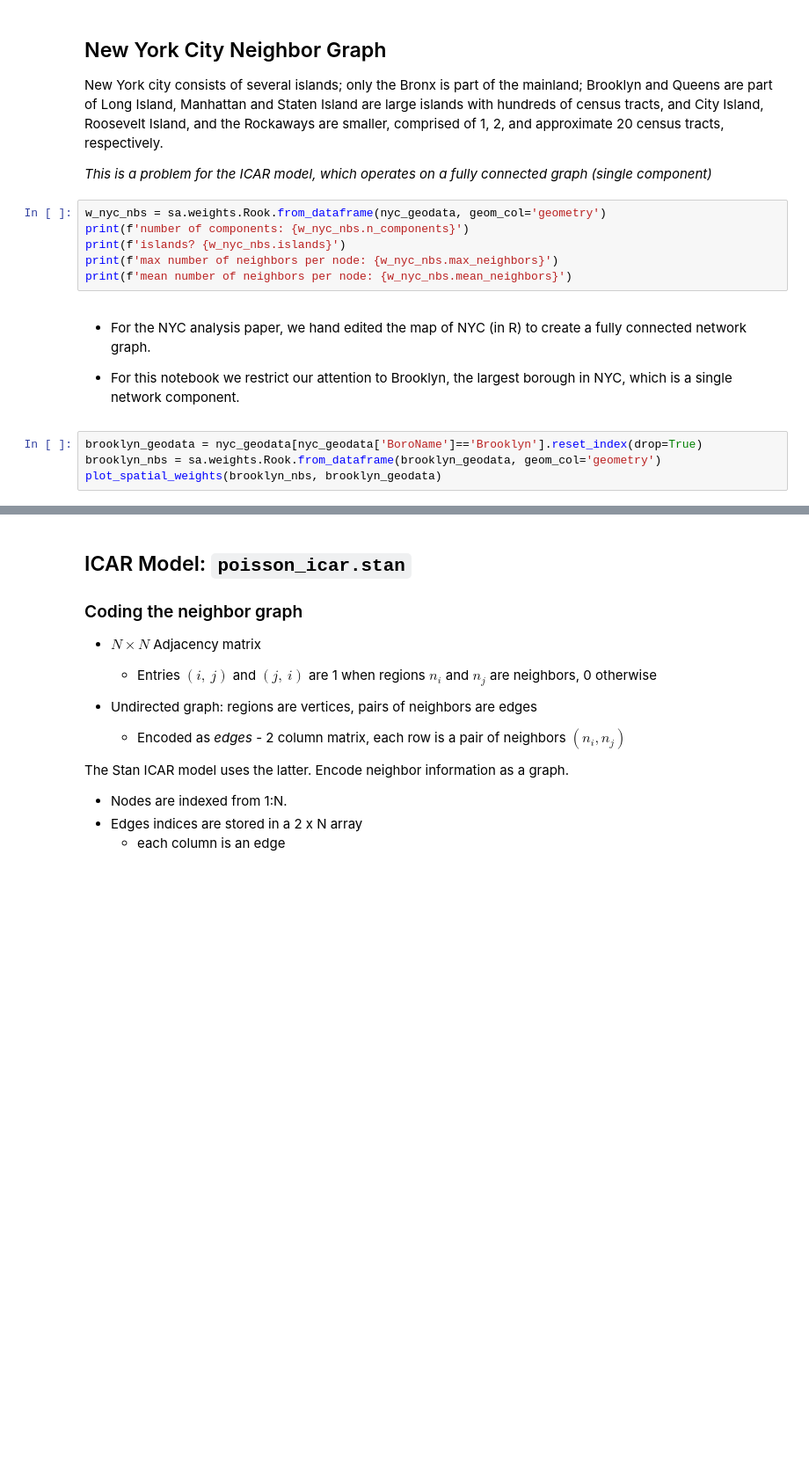
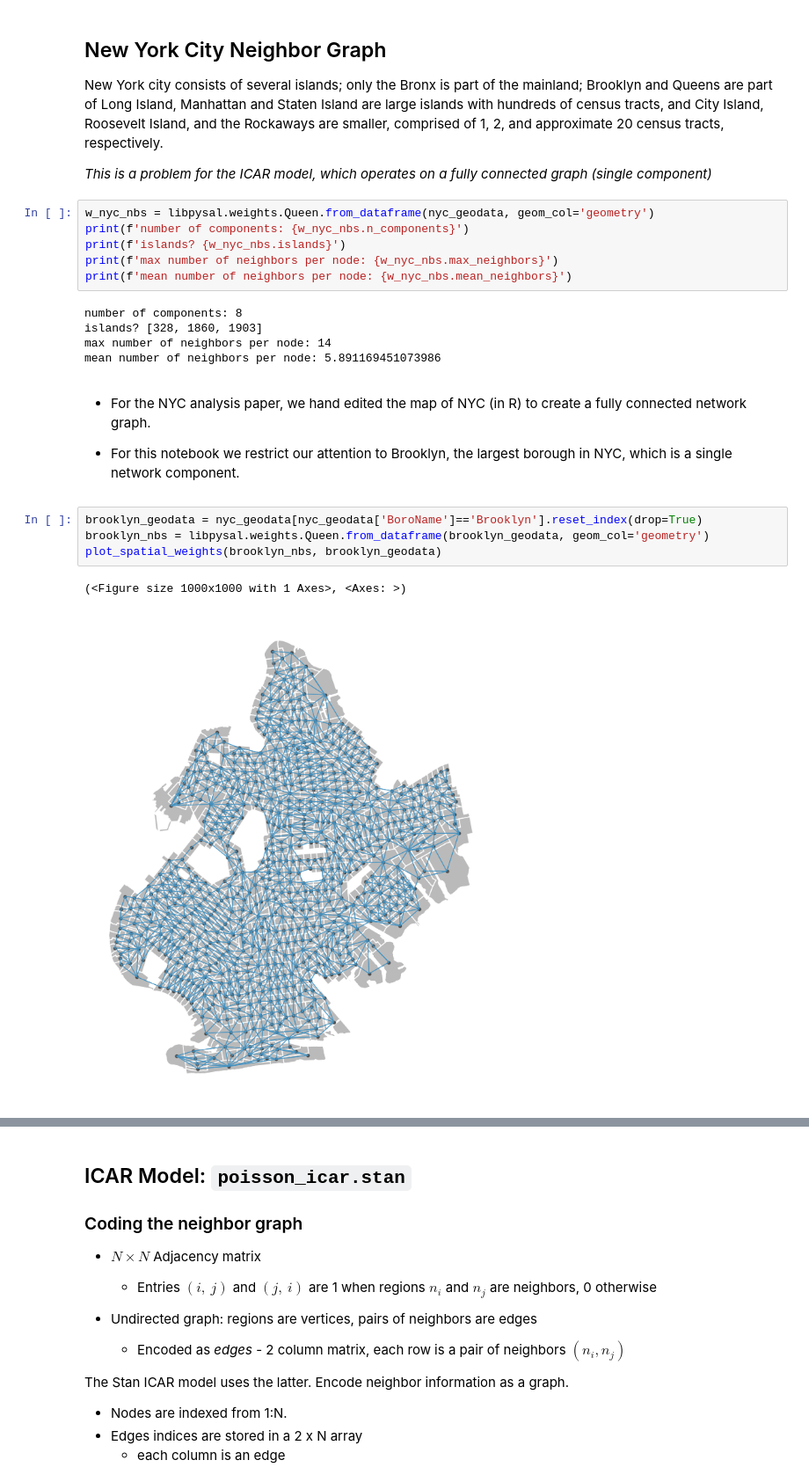
Before and after one commit to mitzimorris/geomed_2024, a Jupyter notebook: h4_icar.ipynb, the cells around one changed output, grey strips where cells are left out. Shown at 88% size. Cells and saved outputs as stored; diff of their text form; blank space fills up the shorter version.

```diff
--- a/h4_icar.ipynb
+++ b/h4_icar.ipynb
@@ -78,19 +83,27 @@ census tracts, respectively.
 
 *This is a problem for the ICAR model, which operates on a fully connected graph (single component)*
 # %%
-w_nyc_nbs = sa.weights.Rook.from_dataframe(nyc_geodata, geom_col='geometry')
+w_nyc_nbs = libpysal.weights.Queen.from_dataframe(nyc_geodata, geom_col='geometry')
 print(f'number of components: {w_nyc_nbs.n_components}')
 print(f'islands? {w_nyc_nbs.islands}')
 print(f'max number of neighbors per node: {w_nyc_nbs.max_neighbors}')
 print(f'mean number of neighbors per node: {w_nyc_nbs.mean_neighbors}')
+# %% [output]
+number of components: 8
+islands? [328, 1860, 1903]
+max number of neighbors per node: 14
+mean number of neighbors per node: 5.891169451073986
 # %% [markdown]
 * For the NYC analysis paper, we hand edited the map of NYC (in R) to create a fully connected network graph.
 
 * For this notebook we restrict our attention to Brooklyn, the largest borough in NYC, which is a single network component.
 # %%
 brooklyn_geodata = nyc_geodata[nyc_geodata['BoroName']=='Brooklyn'].reset_index(drop=True)
-brooklyn_nbs = sa.weights.Rook.from_dataframe(brooklyn_geodata, geom_col='geometry')
+brooklyn_nbs = libpysal.weights.Queen.from_dataframe(brooklyn_geodata, geom_col='geometry')
 plot_spatial_weights(brooklyn_nbs, brooklyn_geodata)
+# %% [output]
+(<Figure size 1000x1000 with 1 Axes>, <Axes: >)
+[figure, added]
 # %%
 print(f'number of components: {brooklyn_nbs.n_components}')
 print(f'islands? {brooklyn_nbs.islands}')
```
Also changed, not shown: parts of 16 cells of this notebook, 3 other files.
